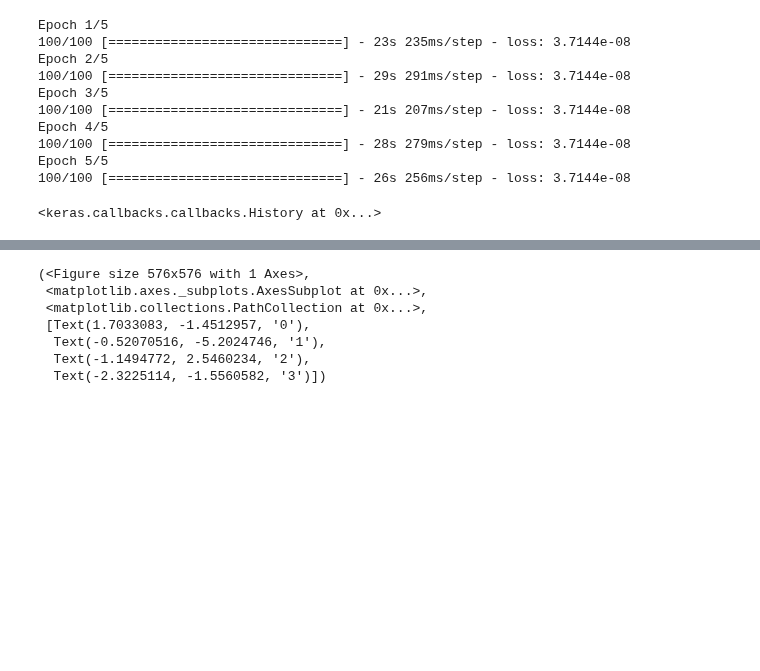
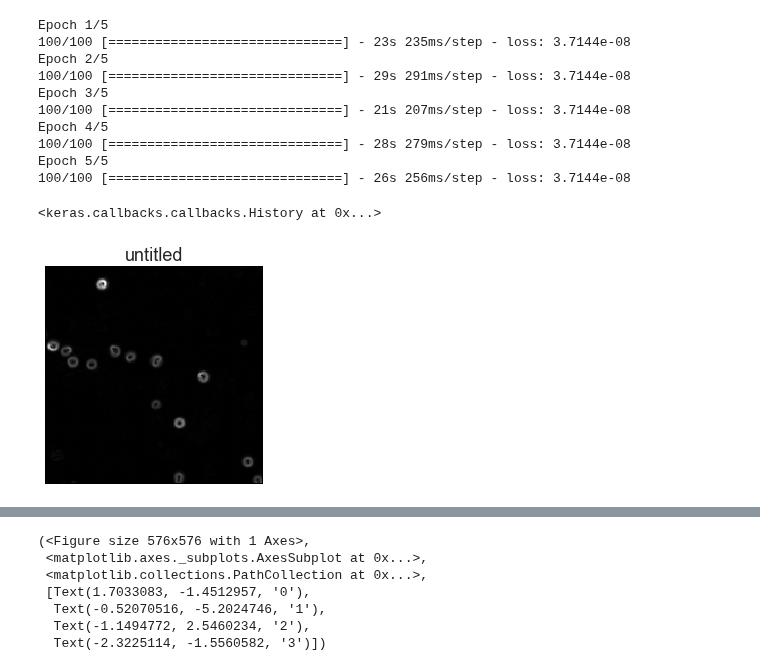
Before and after one commit to leonore/deep-learning-for-immune-cells, a Jupyter notebook: src/cell_autoencoder.ipynb, the cells around one changed output, grey strips where cells are left out. Cells and saved outputs as stored; diff of their text form; code cells hidden in the pictures; blank space fills up the shorter version.

```diff
--- a/src/cell_autoencoder.ipynb
+++ b/src/cell_autoencoder.ipynb
@@ -314,0 +294,4 @@ Epoch 5/5
+# %%
+show_image((dataset[150]))
+# %% [output]
+[figure, added]
```
Also changed, not shown: parts of 16 cells of this notebook, 5 other files.
